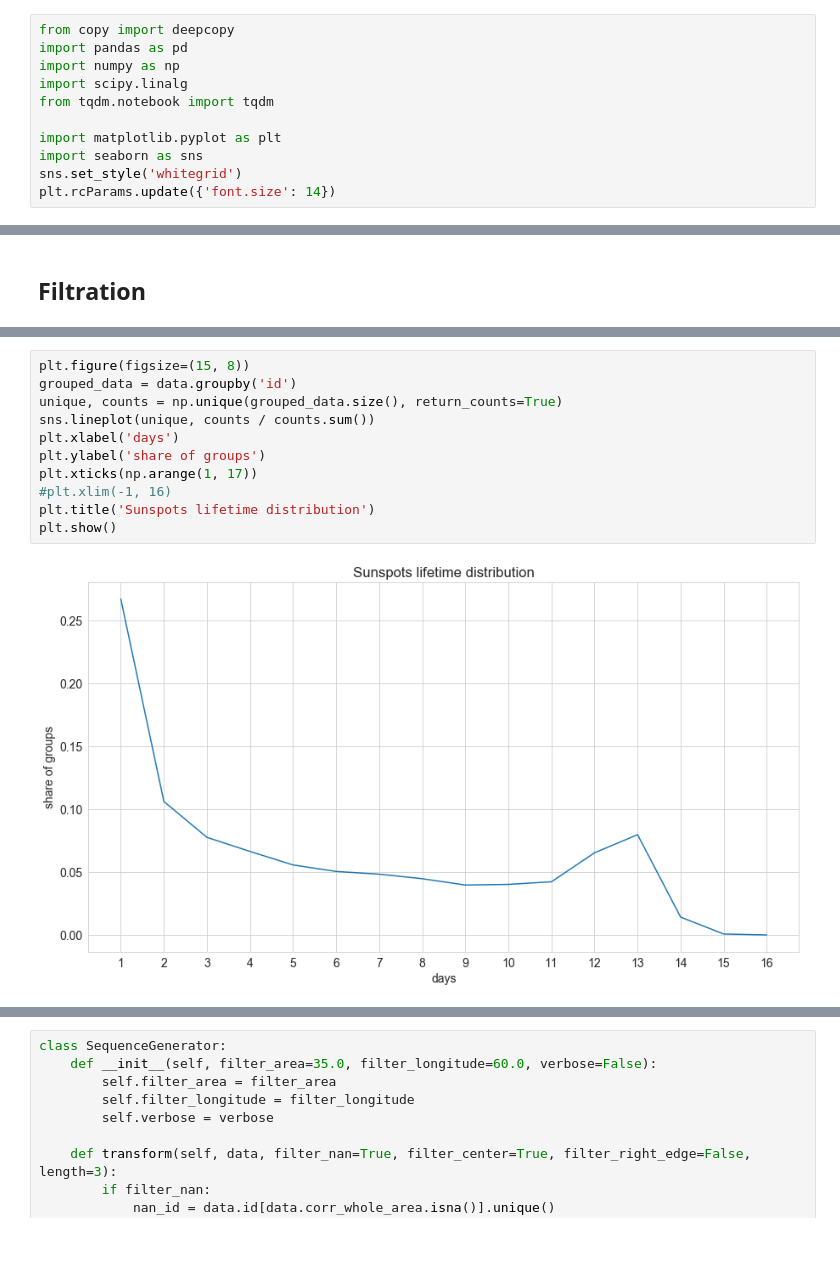
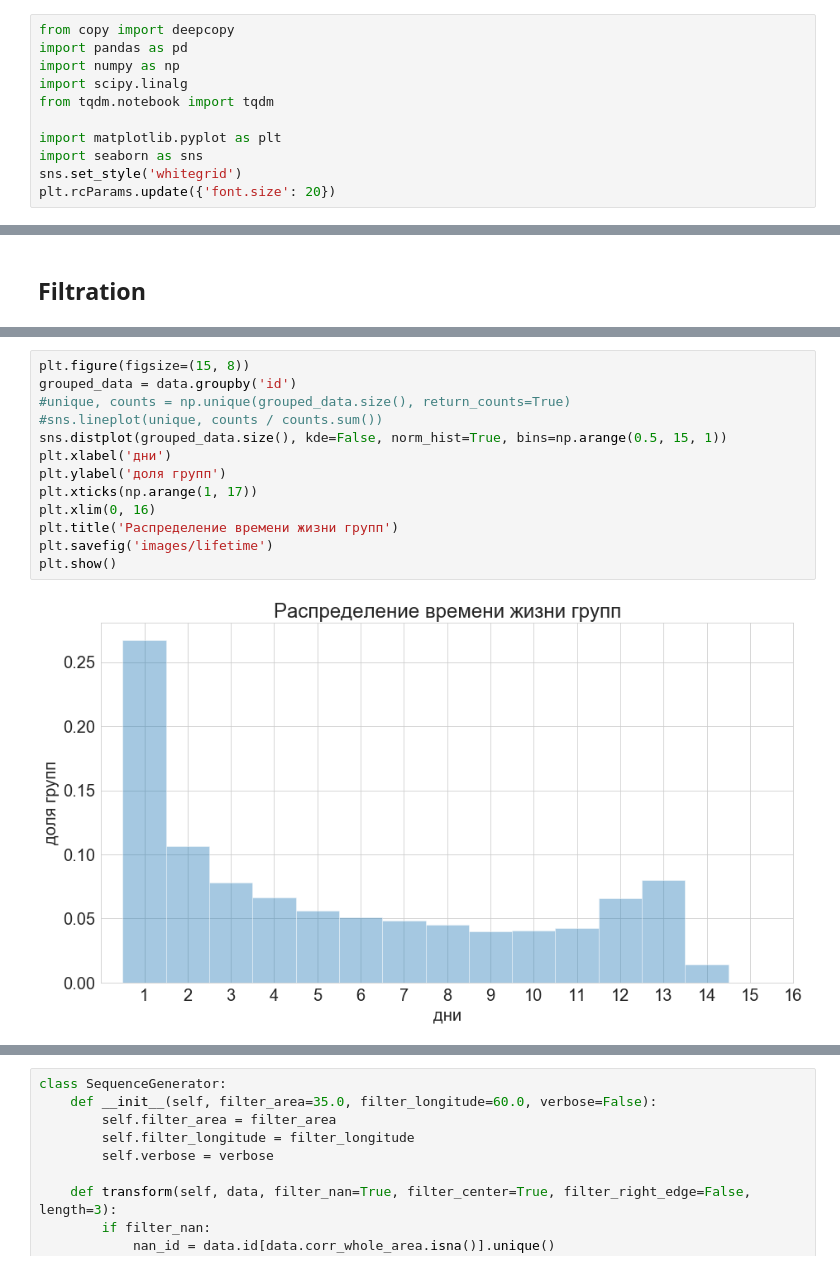
Before and after one commit to isadrtdinov/Solar-Activity, a Jupyter notebook: experimental.ipynb, the cells around one changed output, grey strips where cells are left out. Cells and saved outputs as stored; diff of their text form; blank space fills up the shorter version.

```diff
--- a/experimental.ipynb
+++ b/experimental.ipynb
@@ -8,7 +8,7 @@ from tqdm.notebook import tqdm
 import matplotlib.pyplot as plt
 import seaborn as sns
 sns.set_style('whitegrid')
-plt.rcParams.update({'font.size': 14})
+plt.rcParams.update({'font.size': 20})
 # %%
 data = pd.read_csv('datafiles/rgofull_nan.csv').drop(columns=['type', 'obs_umbral_area', 'corr_umbral_area'])
 data['obs_time'] = pd.to_datetime(data['obs_time'])
@@ -40,16 +41,18 @@ plt.show()
 # %%
 plt.figure(figsize=(15, 8))
 grouped_data = data.groupby('id')
-unique, counts = np.unique(grouped_data.size(), return_counts=True)
-sns.lineplot(unique, counts / counts.sum())
-plt.xlabel('days')
-plt.ylabel('share of groups')
+#unique, counts = np.unique(grouped_data.size(), return_counts=True)
+#sns.lineplot(unique, counts / counts.sum())
+sns.distplot(grouped_data.size(), kde=False, norm_hist=True, bins=np.arange(0.5, 15, 1))
+plt.xlabel('дни')
+plt.ylabel('доля групп')
 plt.xticks(np.arange(1, 17))
-#plt.xlim(-1, 16)
-plt.title('Sunspots lifetime distribution')
+plt.xlim(0, 16)
+plt.title('Распределение времени жизни групп')
+plt.savefig('images/lifetime')
 plt.show()
 # %% [output]
-[figure, old version]
+[figure, new version]
 # %%
 fig = plt.figure(figsize=(15, 10))
 grouped_data = data.groupby('id')
```
Also changed, not shown: parts of 15 cells of this notebook, 10 other files.
